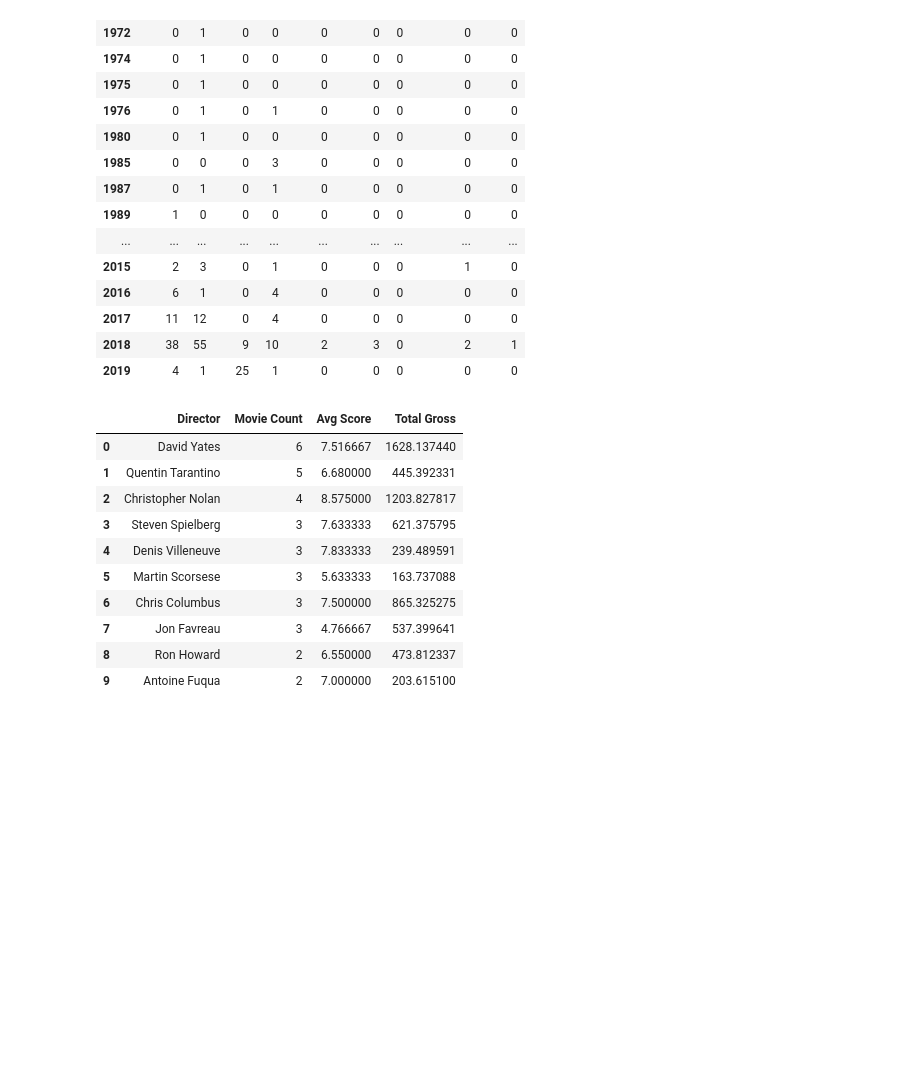
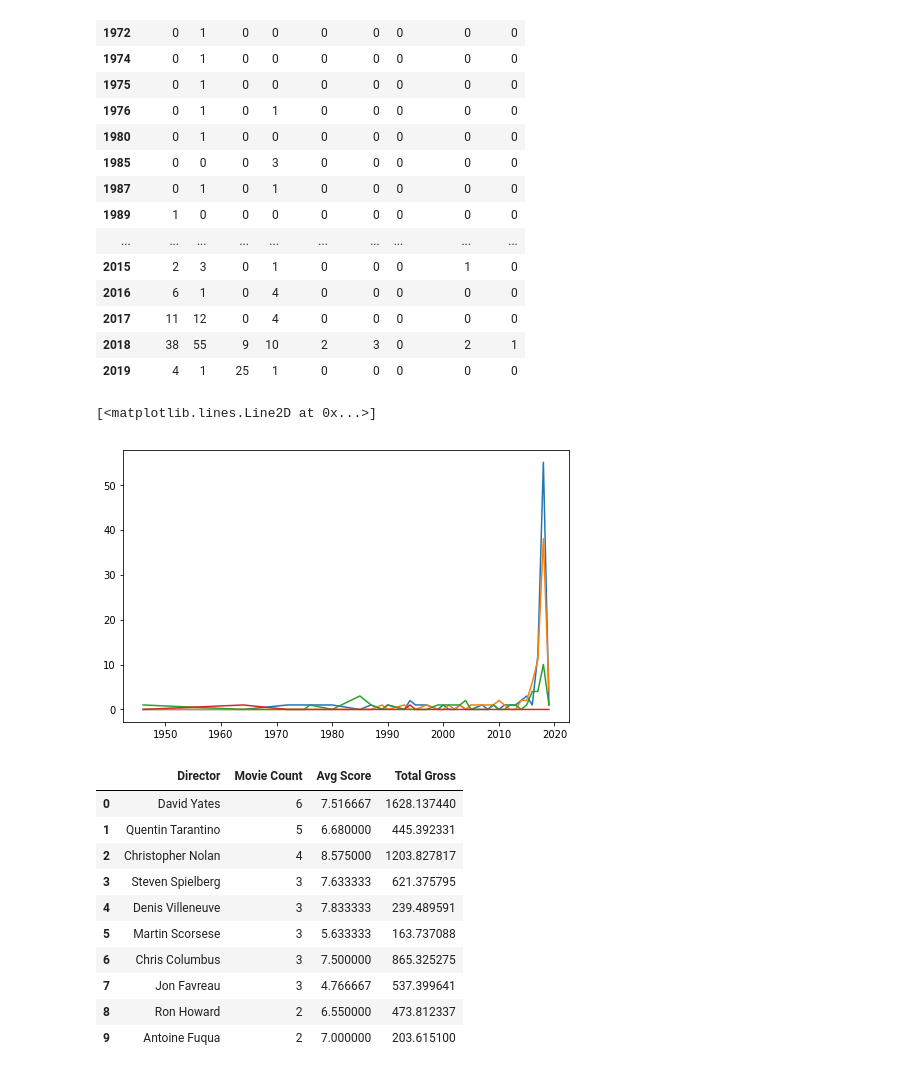
Before and after one commit to qh2197/XueBa-tools-project, a Jupyter notebook: Xueba Project.ipynb, the cells around one changed output. Saved outputs shown, nothing was run; the diff lists cells and outputs as text; code cells hidden in the pictures; blank space fills up the shorter version.

Commit message:
level of year line chart

```diff
--- a/Xueba Project.ipynb
+++ b/Xueba Project.ipynb
@@ -292,6 +292,20 @@ Level_yearDf
 | 2017 | 11 | 12 | 0 | 4 | 0 | 0 | 0 | 0 | 0 |
 | 2018 | 38 | 55 | 9 | 10 | 2 | 3 | 0 | 2 | 1 |
 | 2019 | 4 | 1 | 25 | 1 | 0 | 0 | 0 | 0 | 0 |
+# %%
+x = Level_yearDf.index.tolist()
+
+plt.figure(figsize=(8,5))
+
+plt.plot(x, Level_yearDf.R.tolist(), label = 'R')
+plt.plot(x, Level_yearDf['PG-13'].tolist(), label = 'PG-13')
+plt.plot(x, Level_yearDf.PG.tolist(), label = 'PG')
+# plt.plot(x, Level_yearDf.TV-PG.tolist(), label = 'TV-PG')
+# plt.plot(x, Level_yearDf.TV-MA.tolist(), label = 'TV-MA')
+plt.plot(x, Level_yearDf.G.tolist(), label = 'G')
+# %% [output]
+[<matplotlib.lines.Line2D at 0x...>]
+[figure, added]
 # %%
 top_Director = Dataframe.Director.value_counts()[:10].index.tolist()
 directorMovieCount = Dataframe.Director.value_counts()[:10].tolist()
```
